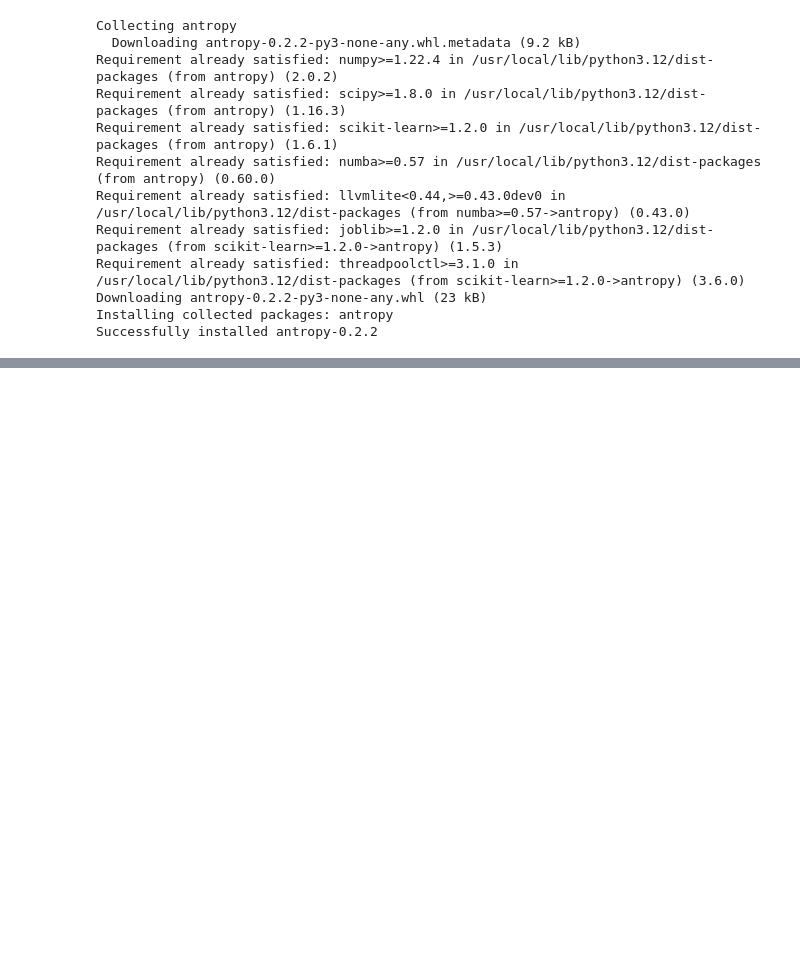
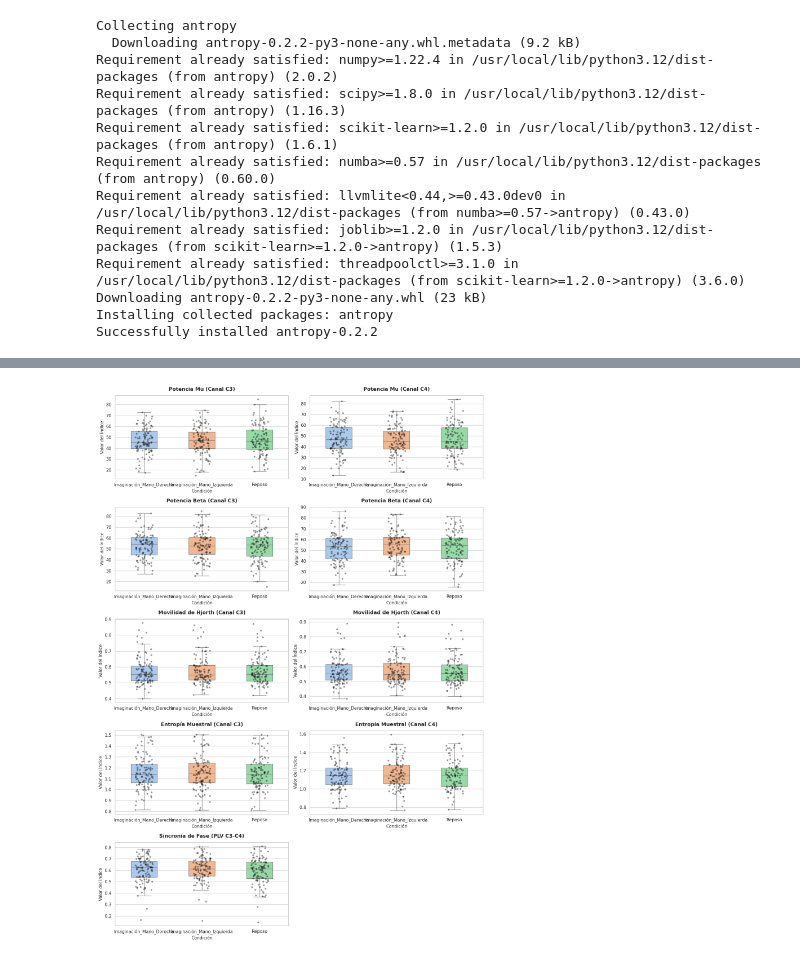
Before and after one commit to SebastianD2/Lab_Biosenales, a Jupyter notebook: Proyecto2.ipynb, the cells around one changed output, grey strips where cells are left out. Saved outputs shown, nothing was run; the diff lists cells and outputs as text; code cells hidden in the pictures; blank space fills up the shorter version.

```diff
--- a/Proyecto2.ipynb
+++ b/Proyecto2.ipynb
@@ -340,0 +354,6 @@ Name: count, dtype: int64
+# %%
+# Agrupamos por Paciente (Registro) y Tarea, y calculamos el promedio
+df_promediado = df_resultados.groupby(['Registro', 'Tarea']).mean().reset_index()
+
+print("\n--- DATAFRAME PROMEDIADO POR SUJETO Y TAREA ---")
+display(df_promediado)
@@ -340,0 +411,65 @@ Name: count, dtype: int64
+# %%
+import seaborn as sns
+import matplotlib.pyplot as plt
+
+# 1. Configuración estética global
+sns.set_theme(style="whitegrid")
+
+# Lista con TODAS las características organizadas (C3 a un lado, C4 al otro)
+indices_visuales = [
+    ('PSD_Mu_C3', 'Potencia Mu (Canal C3)'),
+    ('PSD_Mu_C4', 'Potencia Mu (Canal C4)'),
+    ('PSD_Beta_C3', 'Potencia Beta (Canal C3)'),
+    ('PSD_Beta_C4', 'Potencia Beta (Canal C4)'),
+    ('Hjorth_Mob_C3', 'Movilidad de Hjorth (Canal C3)'),
+    ('Hjorth_Mob_C4', 'Movilidad de Hjorth (Canal C4)'),
+    ('SampEn_C3', 'Entropía Muestral (Canal C3)'),
+    ('SampEn_C4', 'Entropía Muestral (Canal C4)'),
+    ('PLV_C3_C4', 'Sincronía de Fase (PLV C3-C4)')
+]
+
+# 2. Creamos una figura de 4 filas x 2 columnas
+fig, axes = plt.subplots(5, 2, figsize=(14, 20))
+
+# Aplanamos la matriz de ejes (axes) a una lista de 1 dimensión
+# para que tu ciclo for funcione exactamente igual que antes
+axes = axes.flatten()
+
+for i, (columna, titulo) in enumerate(indices_visuales):
+
+    # A. Dibujamos el Boxplot
+    sns.boxplot(
+        data=df_promediado,
+        x='Tarea',
+        y=columna,
+        ax=axes[i],
+        palette="pastel",
+        width=0.45,
+        showfliers=False # Ocultamos los outliers nativos
+    )
+
+    # B. Superponemos el Jitter (Stripplot)
+    sns.stripplot(
+        data=df_promediado,
+        x='Tarea',
+        y=columna,
+        ax=axes[i],
+        color="black",
+        alpha=0.4,      # Transparencia
+        jitter=0.15,    # Dispersión horizontal
+        size=4.5        # Tamaño del punto
+    )
+
+    # C. Refinamiento de etiquetas y títulos
+    axes[i].set_title(titulo, fontsize=13, fontweight='bold', pad=12)
+    axes[i].set_xlabel('Condición', fontsize=11)
+    axes[i].set_ylabel('Valor del Índice', fontsize=11)
+    axes[i].tick_params(axis='x', labelsize=11)
+
+# Ocultamos el último recuadro (el octavo) porque solo tenemos 7 índices
+axes[-1].set_visible(False)
+
+# Ajuste automático de márgenes
+plt.tight_layout()
+plt.show()
+# %% [output]
@@ -340,0 +493 @@ Name: count, dtype: int64
+[figure, added]
```
Also changed, not shown: parts of 19 cells of this notebook.
